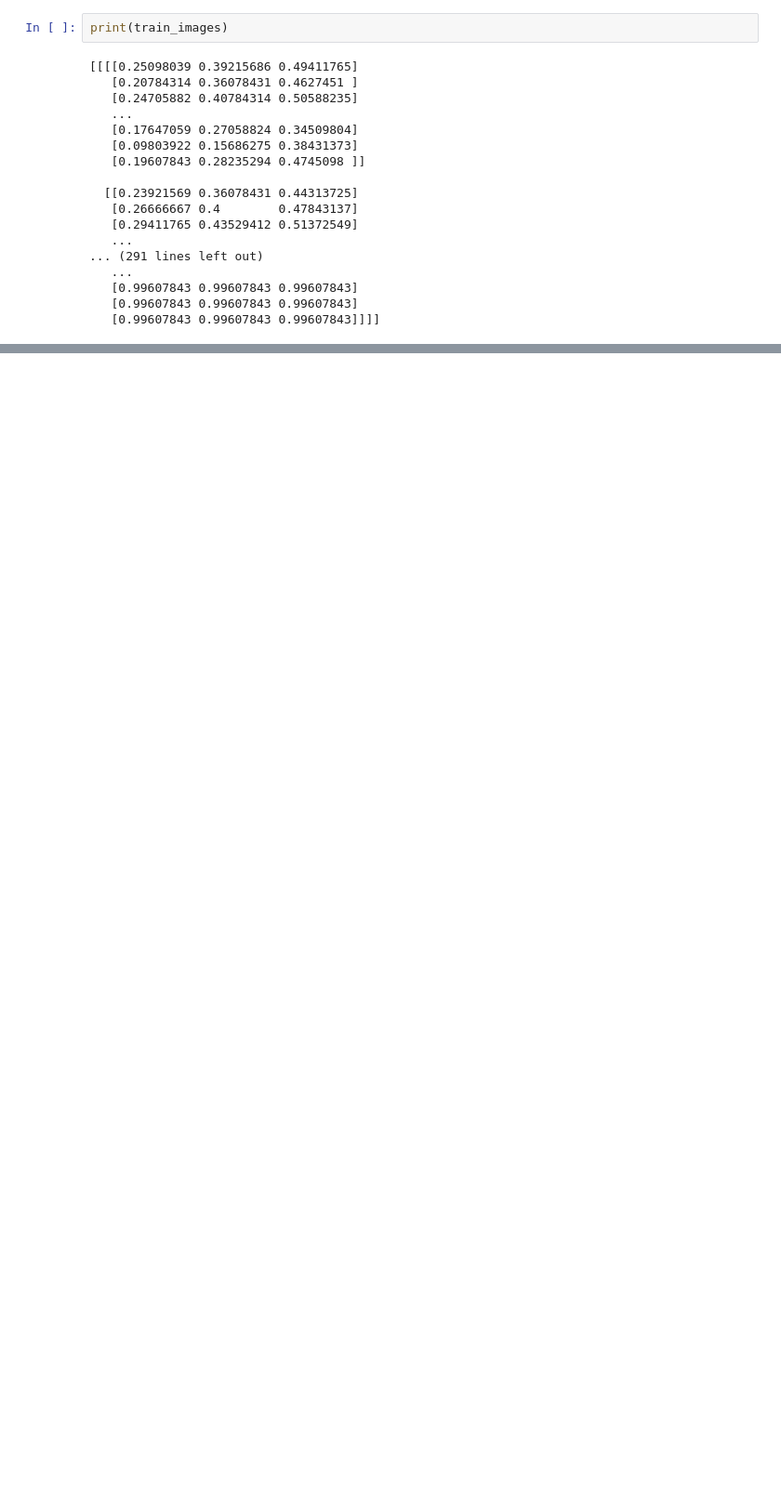
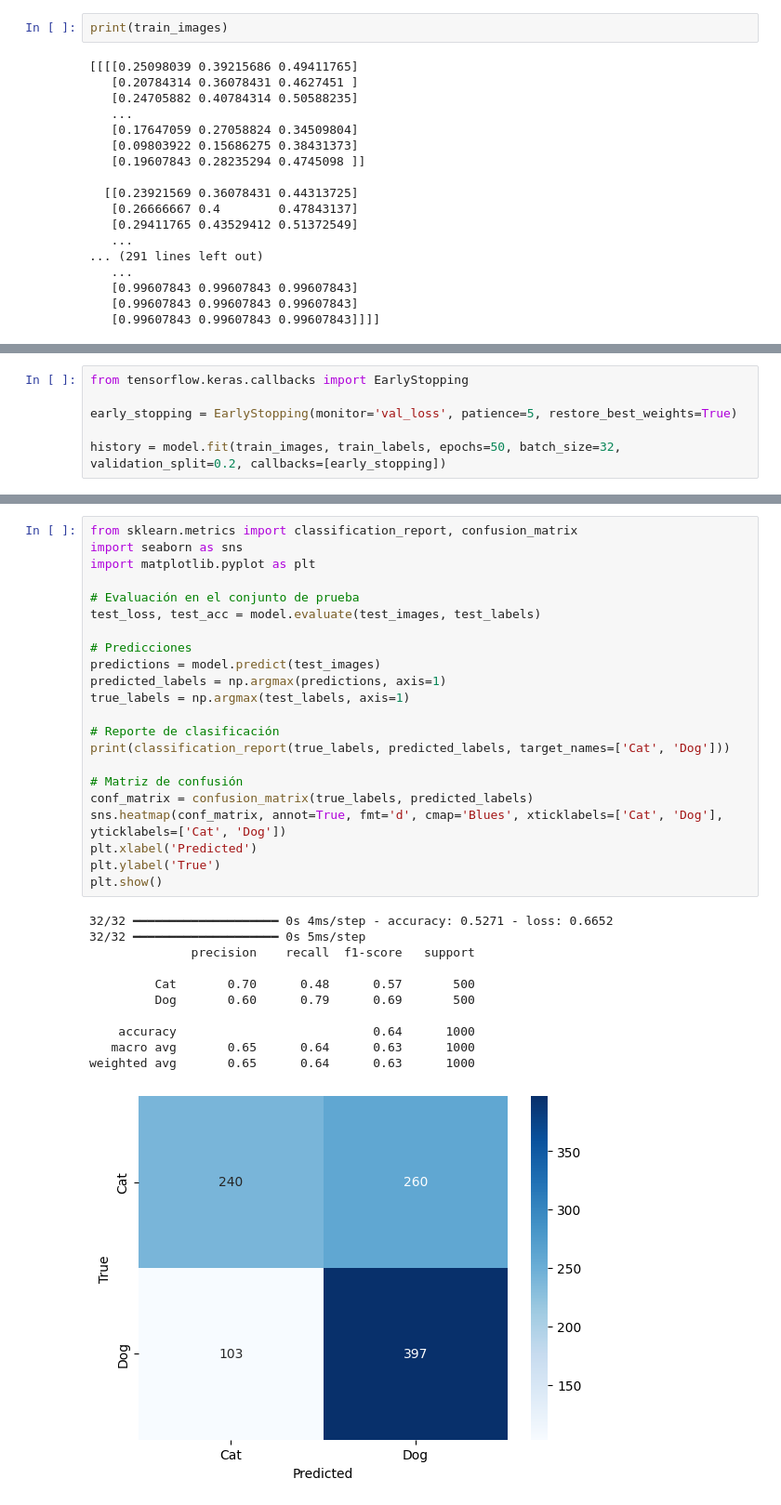
Before and after one commit to mariasanvals/DS_Online_Feb24_Exercises, a Jupyter notebook: 05_Deep_Learning/Sprint_19/Unidad_01/Practica_Obligatoria/18_Practica_Obligatoria_Redes_Convolucionales_I__CV_con_DL.ipynb, the cells around one changed output, grey strips where cells are left out. Shown at 93% size. Cells and saved outputs as stored; diff of their text form; blank space fills up the shorter version.

```diff
--- a/05_Deep_Learning/Sprint_19/Unidad_01/Practica_Obligatoria/18_Practica_Obligatoria_Redes_Convolucionales_I__CV_con_DL.ipynb
+++ b/05_Deep_Learning/Sprint_19/Unidad_01/Practica_Obligatoria/18_Practica_Obligatoria_Redes_Convolucionales_I__CV_con_DL.ipynb
@@ -119,0 +204,6 @@ print(train_images)
+# %%
+from tensorflow.keras.callbacks import EarlyStopping
+
+early_stopping = EarlyStopping(monitor='val_loss', patience=5, restore_best_weights=True)
+
+history = model.fit(train_images, train_labels, epochs=50, batch_size=32, validation_split=0.2, callbacks=[early_stopping])
@@ -119,0 +227,34 @@ print(train_images)
+# %%
+from sklearn.metrics import classification_report, confusion_matrix
+import seaborn as sns
+import matplotlib.pyplot as plt
+
+# Evaluación en el conjunto de prueba
+test_loss, test_acc = model.evaluate(test_images, test_labels)
+
+# Predicciones
+predictions = model.predict(test_images)
+predicted_labels = np.argmax(predictions, axis=1)
+true_labels = np.argmax(test_labels, axis=1)
+
+# Reporte de clasificación
+print(classification_report(true_labels, predicted_labels, target_names=['Cat', 'Dog']))
+
+# Matriz de confusión
+conf_matrix = confusion_matrix(true_labels, predicted_labels)
+sns.heatmap(conf_matrix, annot=True, fmt='d', cmap='Blues', xticklabels=['Cat', 'Dog'], yticklabels=['Cat', 'Dog'])
+plt.xlabel('Predicted')
+plt.ylabel('True')
+plt.show()
+# %% [output]
+32/32 ━━━━━━━━━━━━━━━━━━━━ 0s 4ms/step - accuracy: 0.5271 - loss: 0.6652
+32/32 ━━━━━━━━━━━━━━━━━━━━ 0s 5ms/step
+              precision    recall  f1-score   support
+
+         Cat       0.70      0.48      0.57       500
+         Dog       0.60      0.79      0.69       500
+
+    accuracy                           0.64      1000
+   macro avg       0.65      0.64      0.63      1000
+weighted avg       0.65      0.64      0.63      1000
+[figure, added]
```
Also changed, not shown: parts of 9 cells of this notebook.
